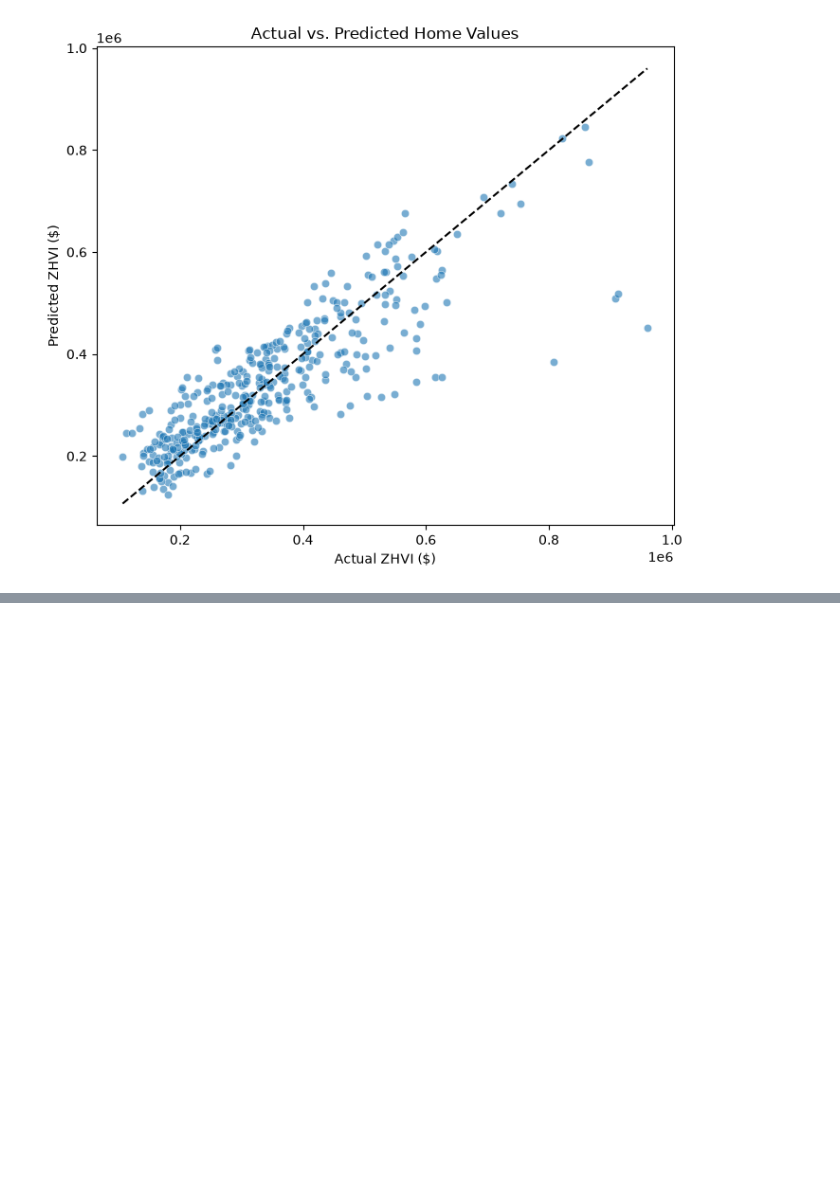
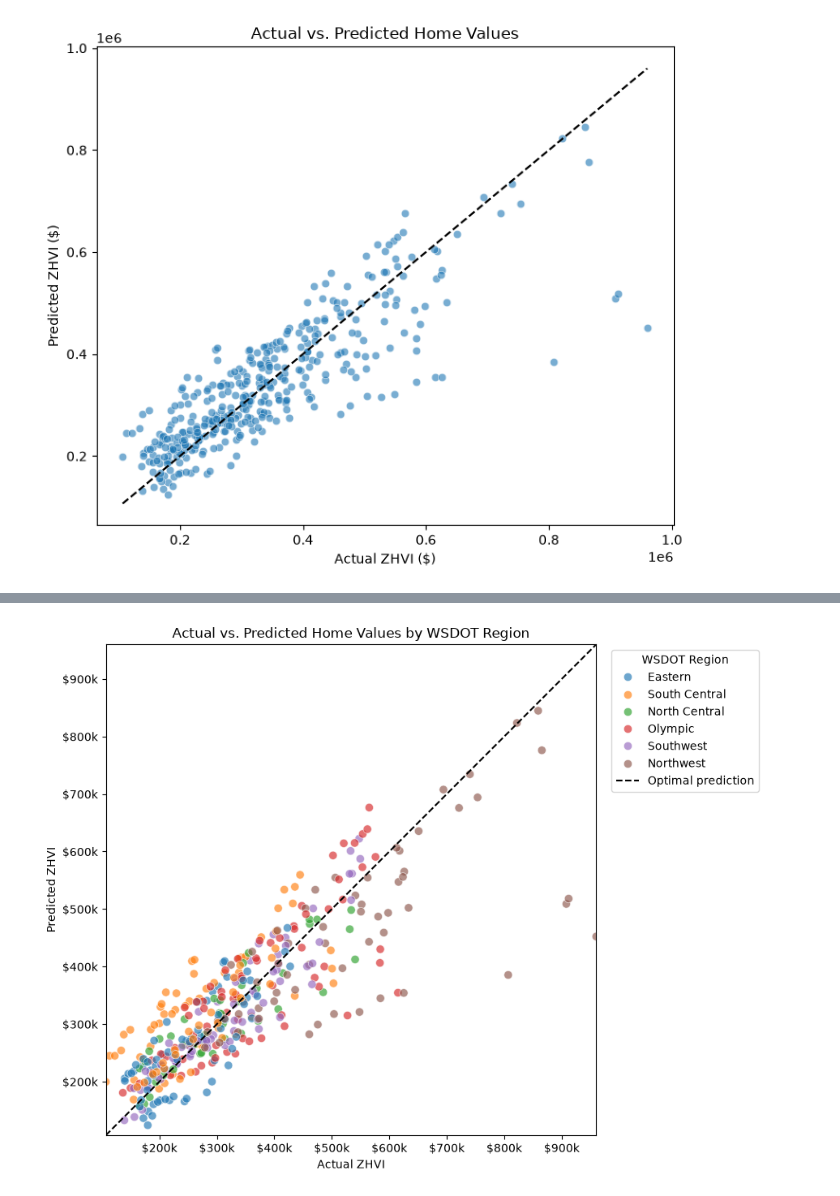
Before and after one commit to binay8/wa-housing, a Jupyter notebook: code/03_statistical_analysis.ipynb, the cells around one changed output, grey strips where cells are left out. Saved outputs shown, nothing was run; the diff lists cells and outputs as text; code cells hidden in the pictures; blank space fills up the shorter version.

```diff
--- a/code/03_statistical_analysis.ipynb
+++ b/code/03_statistical_analysis.ipynb
@@ -73,0 +100,59 @@ plt.show()
+# %%
+import matplotlib.pyplot as plt
+import seaborn as sns
+from matplotlib.ticker import FuncFormatter
+
+model_df["predicted_zhvi"] = model_1.predict(model_df)
+
+fig, ax = plt.subplots(figsize=(9, 7))
+
+sns.scatterplot(
+    data=model_df,
+    x="average_zhvi",
+    y="predicted_zhvi",
+    hue="wsdot_region",
+    alpha=0.65,
+    s=55,
+    ax=ax
+)
+
+# Equal axis limits
+axis_min = min(
+    model_df["average_zhvi"].min(),
+    model_df["predicted_zhvi"].min()
+)
+axis_max = max(
+    model_df["average_zhvi"].max(),
+    model_df["predicted_zhvi"].max()
+)
+
+ax.plot(
+    [axis_min, axis_max],
+    [axis_min, axis_max],
+    "k--",
+    label="Optimal prediction"
+)
+
+ax.set_xlim(axis_min, axis_max)
+ax.set_ylim(axis_min, axis_max)
+ax.set_aspect("equal", adjustable="box")
+
+# Format axis values in thousands of dollars
+money_fmt = FuncFormatter(lambda x, pos: f"${x/1000:,.0f}k")
+ax.xaxis.set_major_formatter(money_fmt)
+ax.yaxis.set_major_formatter(money_fmt)
+
+ax.set_title("Actual vs. Predicted Home Values by WSDOT Region")
+ax.set_xlabel("Actual ZHVI")
+ax.set_ylabel("Predicted ZHVI")
+
+ax.legend(
+    title="WSDOT Region",
+    bbox_to_anchor=(1.02, 1),
+    loc="upper left"
+)
+
+plt.tight_layout()
+plt.show()
+# %% [output]
+[figure, added]
```
Also changed, not shown: parts of 7 cells of this notebook.
